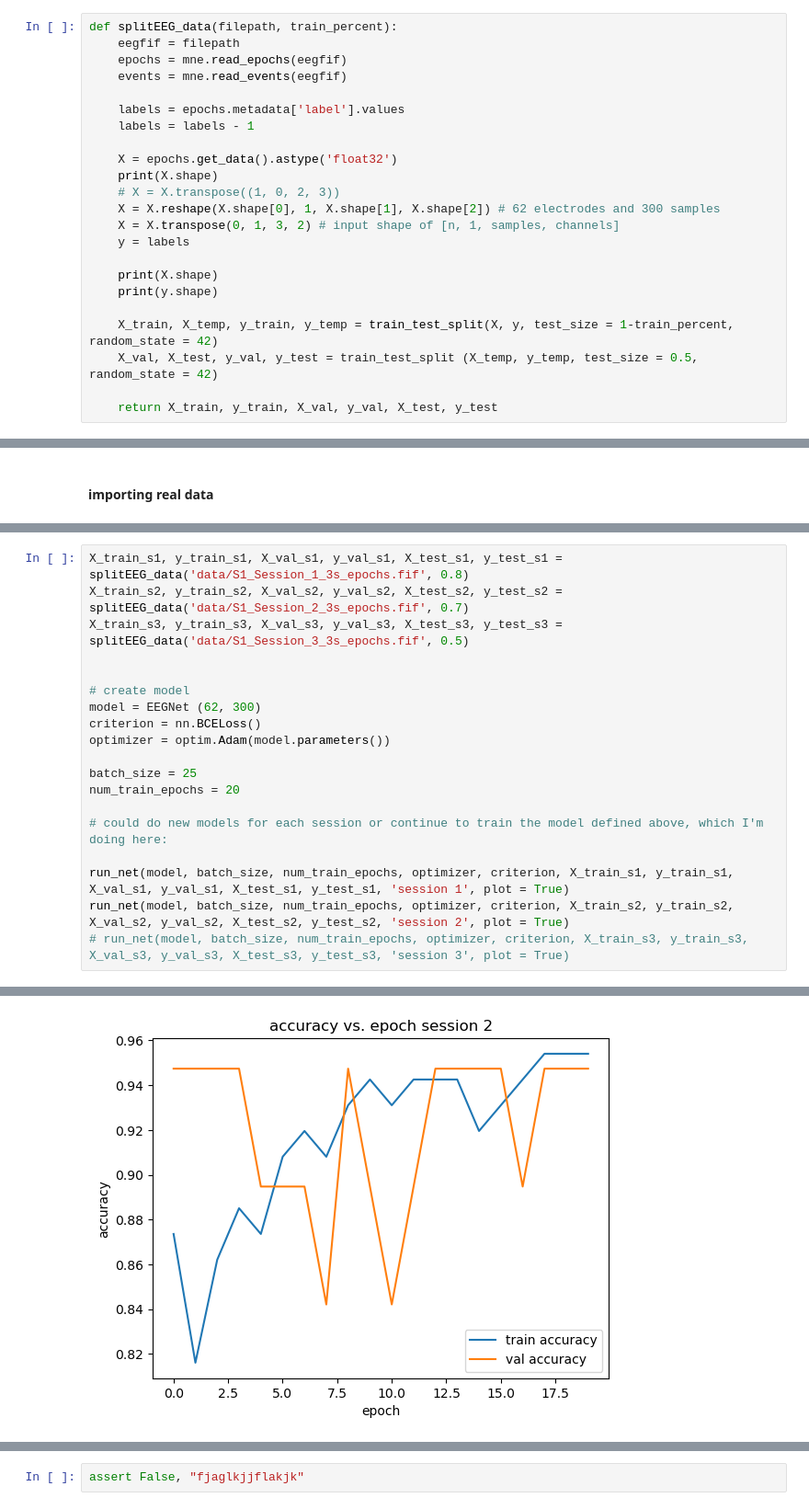
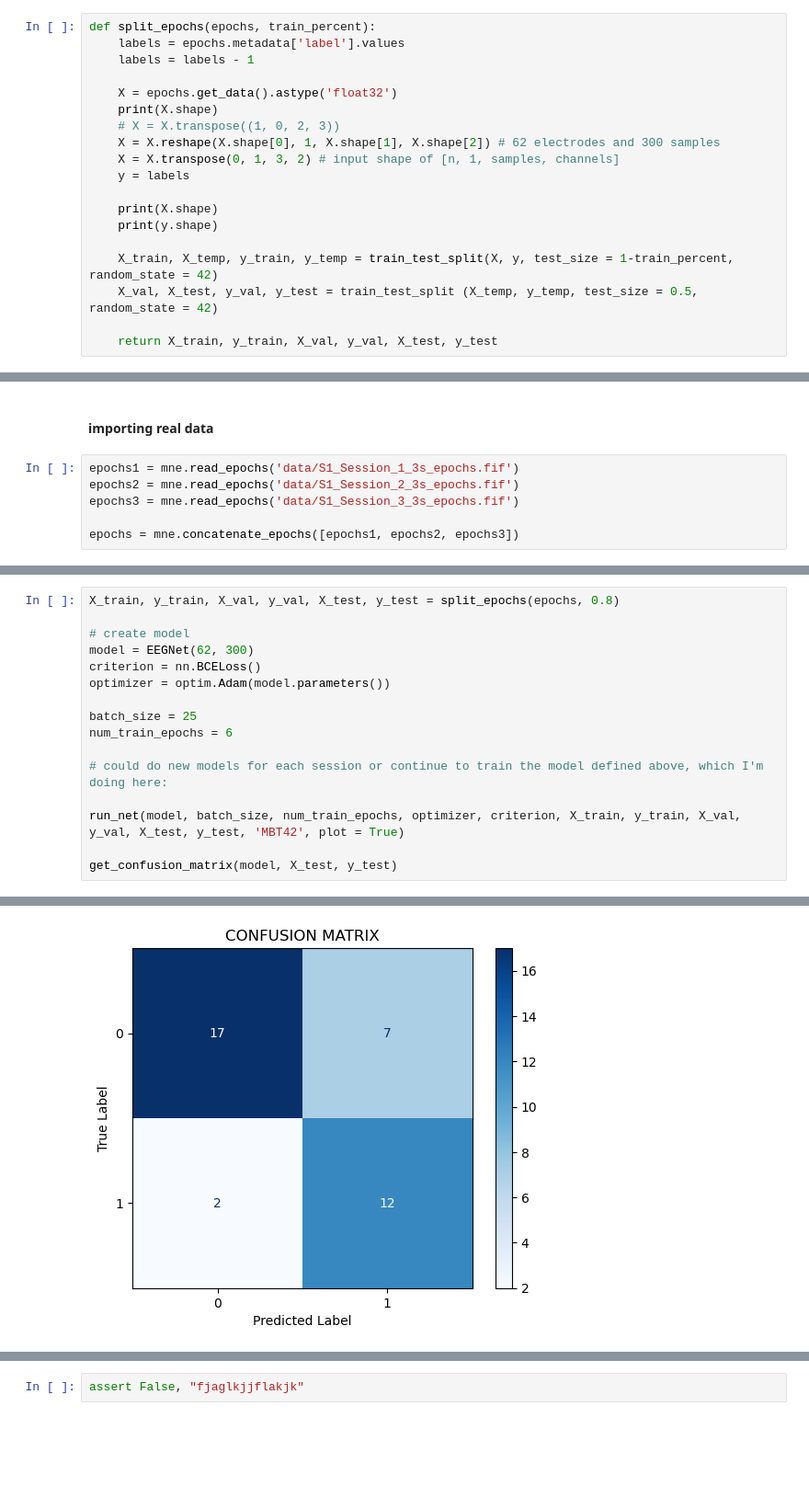
Before and after one commit to 1kaipark/EEGNet, a Jupyter notebook: PyTorch+EEGNET+MBT42.ipynb, the cells around one changed output, grey strips where cells are left out. Shown at 92% size. Cells and saved outputs as stored; diff of their text form; blank space fills up the shorter version.

```diff
--- a/PyTorch+EEGNET+MBT42.ipynb
+++ b/PyTorch+EEGNET+MBT42.ipynb
@@ -254,11 +282,7 @@ def run_net(net, batch_size, num_train_epochs, optimizer, criterion, X_train, y_
 # %% [markdown]
 clean way to import datasets? (tailored to MBT42)
 # %%
-def splitEEG_data(filepath, train_percent):
-    eegfif = filepath
-    epochs = mne.read_epochs(eegfif)
-    events = mne.read_events(eegfif)
-
+def split_epochs(epochs, train_percent):
     labels = epochs.metadata['label'].values
     labels = labels - 1
 
@@ -305,3 +328,9 @@ def get_confusion_matrix(net, X_test, y_test):
     plt.show()
 # %% [markdown]
 #### importing real data
+# %%
+epochs1 = mne.read_epochs('data/S1_Session_1_3s_epochs.fif')
+epochs2 = mne.read_epochs('data/S1_Session_2_3s_epochs.fif')
+epochs3 = mne.read_epochs('data/S1_Session_3_3s_epochs.fif')
+
+epochs = mne.concatenate_epochs([epochs1, epochs2, epochs3])
@@ -308,20 +357,17 @@ def get_confusion_matrix(net, X_test, y_test):
 # %%
-X_train_s1, y_train_s1, X_val_s1, y_val_s1, X_test_s1, y_test_s1 = splitEEG_data('data/S1_Session_1_3s_epochs.fif', 0.8)
-X_train_s2, y_train_s2, X_val_s2, y_val_s2, X_test_s2, y_test_s2 = splitEEG_data('data/S1_Session_2_3s_epochs.fif', 0.7)
-X_train_s3, y_train_s3, X_val_s3, y_val_s3, X_test_s3, y_test_s3 = splitEEG_data('data/S1_Session_3_3s_epochs.fif', 0.5)
-
+X_train, y_train, X_val, y_val, X_test, y_test = split_epochs(epochs, 0.8)
 
 # create model
-model = EEGNet (62, 300)
+model = EEGNet(62, 300)
 criterion = nn.BCELoss()
 optimizer = optim.Adam(model.parameters())
 
 batch_size = 25
-num_train_epochs = 20
+num_train_epochs = 6
 
 # could do new models for each session or continue to train the model defined above, which I'm doing here:
 
-run_net(model, batch_size, num_train_epochs, optimizer, criterion, X_train_s1, y_train_s1, X_val_s1, y_val_s1, X_test_s1, y_test_s1, 'session 1', plot = True)
-run_net(model, batch_size, num_train_epochs, optimizer, criterion, X_train_s2, y_train_s2, X_val_s2, y_val_s2, X_test_s2, y_test_s2, 'session 2', plot = True)
-# run_net(model, batch_size, num_train_epochs, optimizer, criterion, X_train_s3, y_train_s3, X_val_s3, y_val_s3, X_test_s3, y_test_s3, 'session 3', plot = True)
+run_net(model, batch_size, num_train_epochs, optimizer, criterion, X_train, y_train, X_val, y_val, X_test, y_test, 'MBT42', plot = True)
+
+get_confusion_matrix(model, X_test, y_test)
 # %% [output]
@@ -408 +395 @@ Test -  [0.8947368421052632, 0.9772727272727273, 0.875]
-[figure, old version]
+[figure, new version]
```
Also changed, not shown: parts of 9 cells of this notebook.
